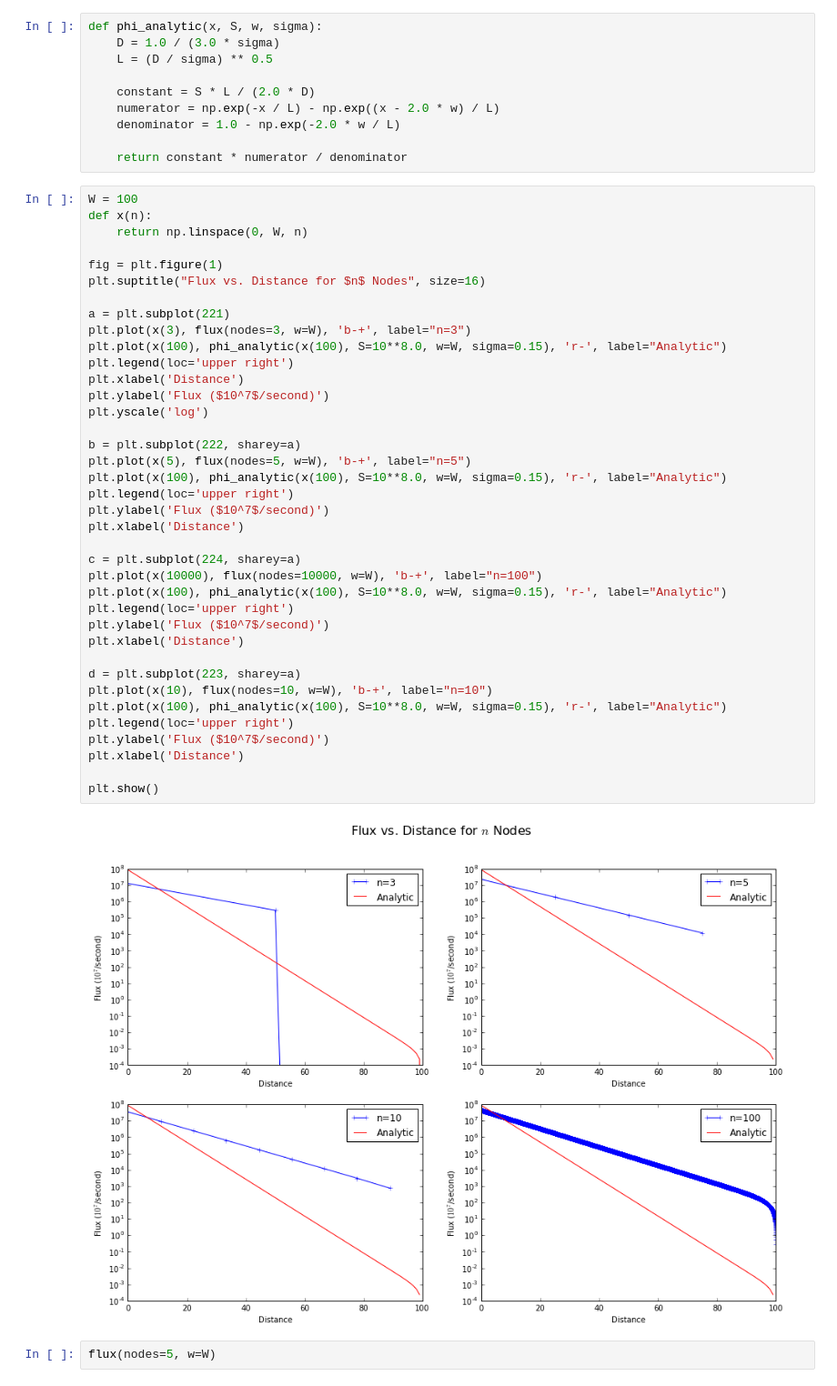
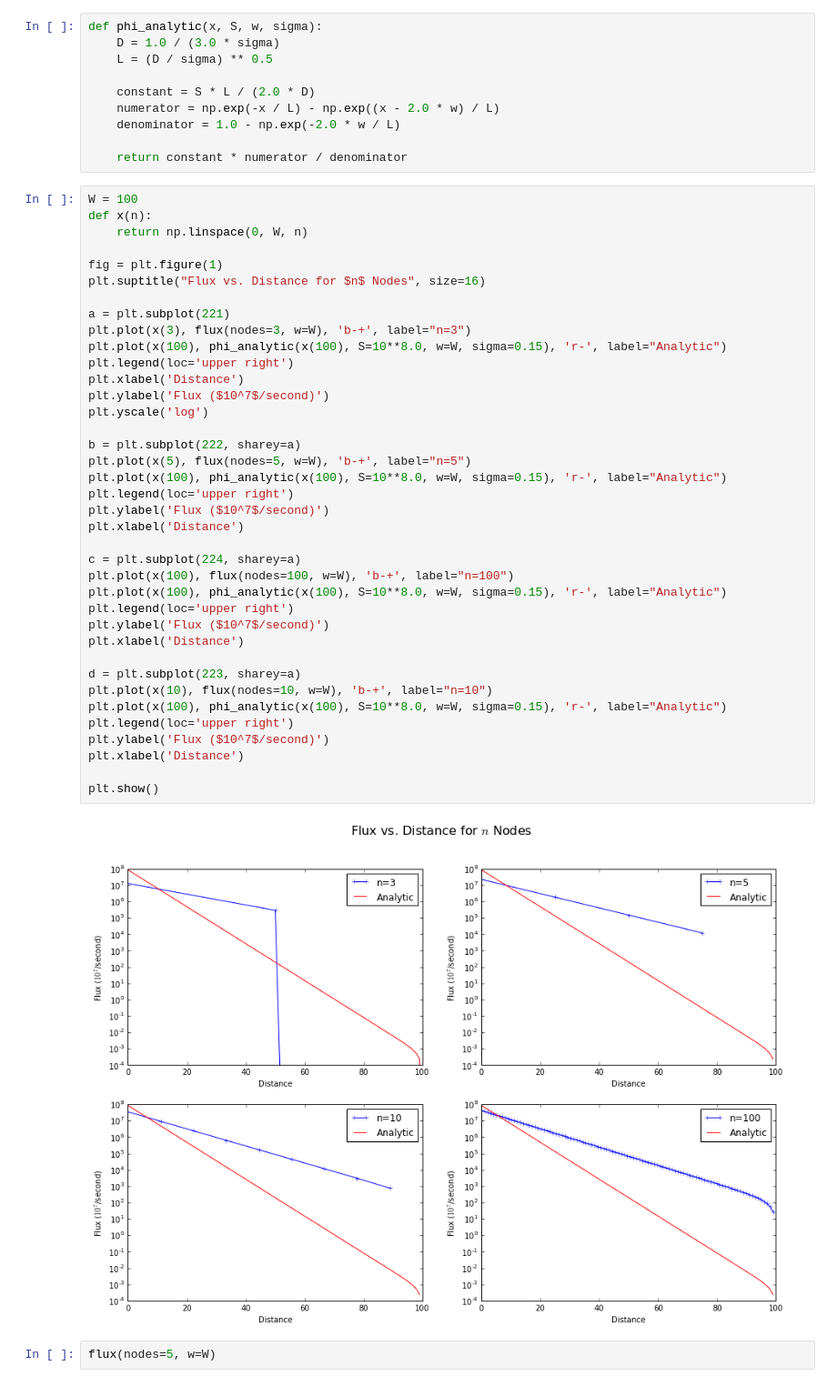
Before and after one commit to piovere/470-project-1, a Jupyter notebook: Project1.ipynb, the cells around one changed output. Shown at 91% size. Drawn from its saved outputs; the diff is of its cells as text.

Commit message:
Updating results section with additional graphs

```diff
--- a/Project1.ipynb
+++ b/Project1.ipynb
@@ -94,35 +94,35 @@ plt.suptitle("Flux vs. Distance for $n$ Nodes", size=16)
 a = plt.subplot(221)
 plt.plot(x(3), flux(nodes=3, w=W), 'b-+', label="n=3")
 plt.plot(x(100), phi_analytic(x(100), S=10**8.0, w=W, sigma=0.15), 'r-', label="Analytic")
 plt.legend(loc='upper right')
 plt.xlabel('Distance')
 plt.ylabel('Flux ($10^7$/second)')
 plt.yscale('log')
 
 b = plt.subplot(222, sharey=a)
 plt.plot(x(5), flux(nodes=5, w=W), 'b-+', label="n=5")
 plt.plot(x(100), phi_analytic(x(100), S=10**8.0, w=W, sigma=0.15), 'r-', label="Analytic")
 plt.legend(loc='upper right')
 plt.ylabel('Flux ($10^7$/second)')
 plt.xlabel('Distance')
 
 c = plt.subplot(224, sharey=a)
-plt.plot(x(10000), flux(nodes=10000, w=W), 'b-+', label="n=100")
+plt.plot(x(100), flux(nodes=100, w=W), 'b-+', label="n=100")
 plt.plot(x(100), phi_analytic(x(100), S=10**8.0, w=W, sigma=0.15), 'r-', label="Analytic")
 plt.legend(loc='upper right')
 plt.ylabel('Flux ($10^7$/second)')
 plt.xlabel('Distance')
 
 d = plt.subplot(223, sharey=a)
 plt.plot(x(10), flux(nodes=10, w=W), 'b-+', label="n=10")
 plt.plot(x(100), phi_analytic(x(100), S=10**8.0, w=W, sigma=0.15), 'r-', label="Analytic")
 plt.legend(loc='upper right')
 plt.ylabel('Flux ($10^7$/second)')
 plt.xlabel('Distance')
 
 plt.show()
 # %% [output]
-[figure, old version]
+[figure, new version]
 # %%
 flux(nodes=5, w=W)
 # %% [output]
```
Also changed, not shown: parts of 5 cells of this notebook, 4 other files.
